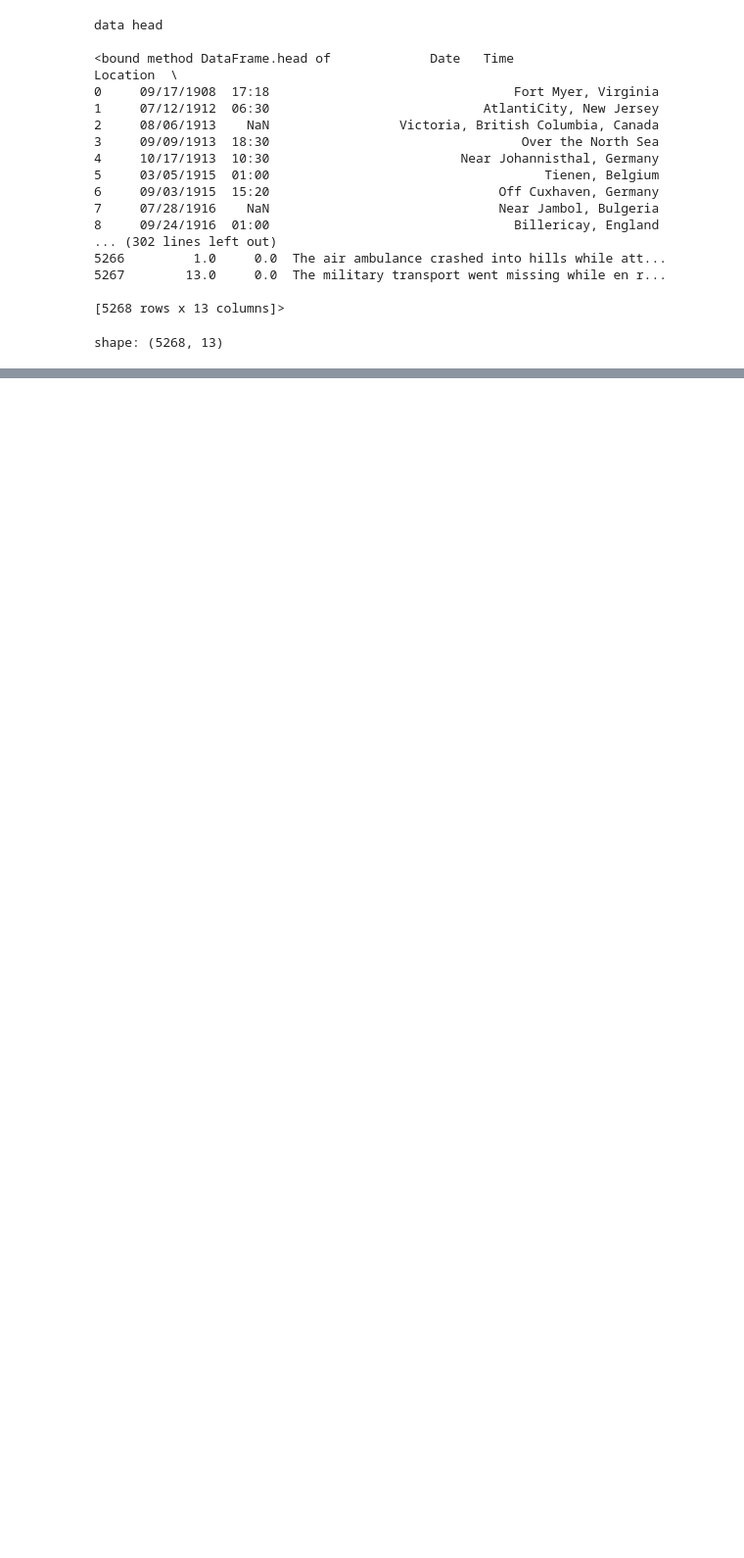
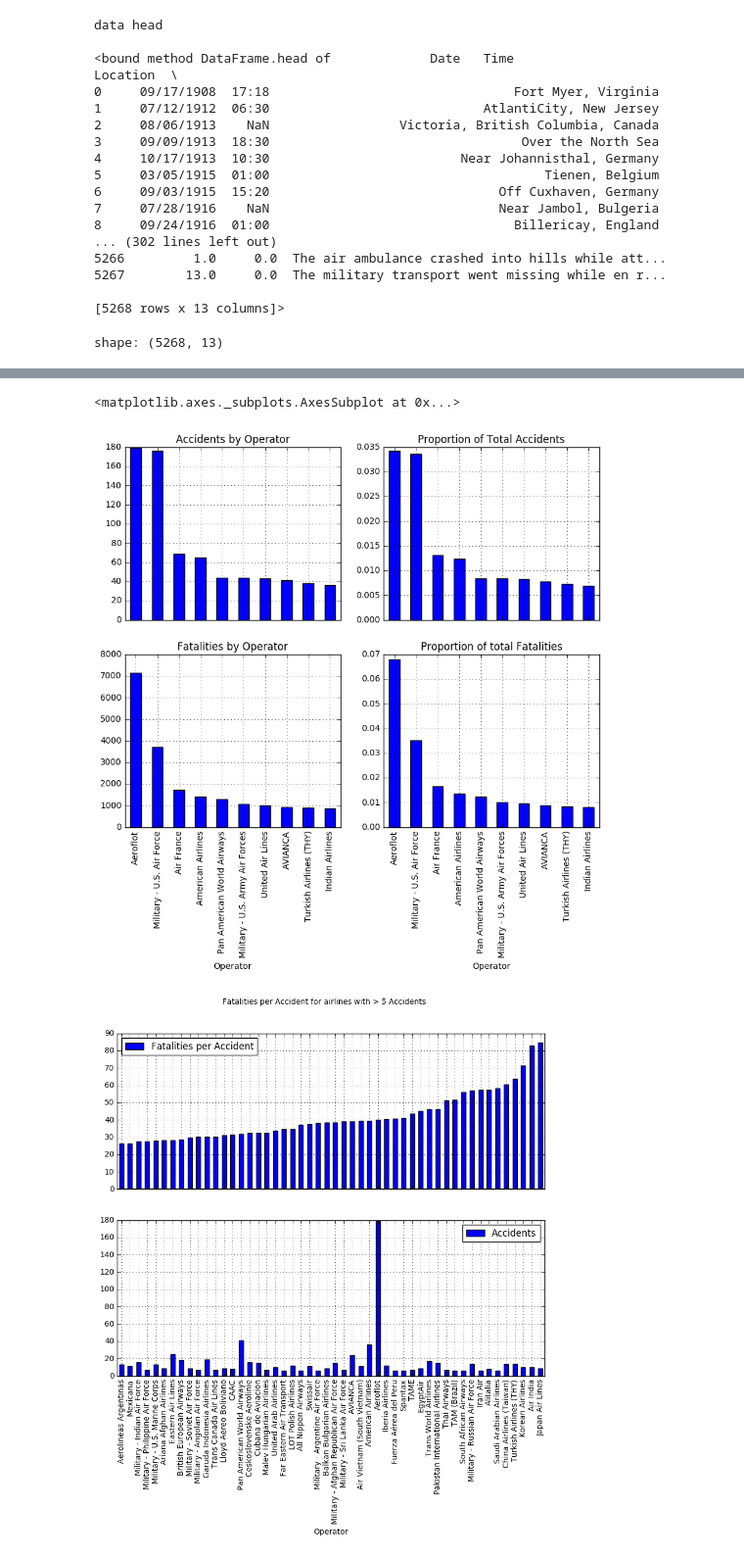
Before and after one commit to ykl7/Airplanes-1908, a Jupyter notebook: Airplane TS.ipynb, the cells around one changed output, grey strips where cells are left out. Shown at 98% size. Cells and saved outputs as stored; diff of their text form; code cells hidden in the pictures; blank space fills up the shorter version.

Commit message:
exploratory complete, may try few things else

```diff
--- a/Airplane TS.ipynb
+++ b/Airplane TS.ipynb
@@ -5,4 +8,6 @@ import matplotlib as mpl
 # %%
+mpl.rcParams['figure.figsize'] = (10.0, 8.0)
+
 f = open("Airplane_Crashes_and_Fatalities_Since_1908.csv", "r")
 df = pd.read_csv(f)
 # %%
@@ -31,6 +36,6 @@ print 'shape: ' + str(df.shape)
 # %% [output]
 shape: (5268, 13)
 # %%
-df.rename(columns={'Flight #': 'Flight'}, inplace=True)
+df.rename(columns={'Flight #': 'Flight', 'cn/In': 'cnIn'}, inplace=True)
 print 'attributes in data set: ' + str(list(df))
 # %% [output]
@@ -66,0 +78,40 @@ Operator['Military - U.S. Army' 'Military - U.S. Navy' 'Private' ...,
+# %%
+#Accident exploratory analysis, sum and proportion, by operator
+
+operator = df[['Operator','Fatalities']].groupby('Operator').agg(['sum','count'])
+
+fig_ops,((ax1, ax2), (ax3, ax4))=plt.subplots(2,2,sharex=True)
+accidents = operator['Fatalities','count'].sort_values(ascending=False)
+totalacc = accidents.sum()
+accprop = accidents/totalacc
+accidents.head(10).plot(kind='bar',title='Accidents by Operator',ax=ax1,grid=True,rot=90)
+accprop.head(10).plot(kind='bar',title='Proportion of Total Accidents',ax=ax2,grid=True,rot=90)
+
+fatalities = operator['Fatalities','sum'].sort_values(ascending=False)
+fatalities.head(10).plot(kind='bar',title='Fatalities by Operator',ax=ax3,grid=True,rot=90)
+totalfatal = fatalities.sum()
+fatalprop = fatalities/totalfatal
+fatalprop.head(10).plot(kind='bar',title='Proportion of total Fatalities',ax=ax4,grid=True,rot=90)
+
+props = operator['Fatalities'].reset_index()
+props['Fatalities per Crash'] = props['sum']/props['count']
+props.columns = ['Operator','Fatalities','Accidents','Fatalities per Accident']
+
+fig_p,(axp1,axp2) = plt.subplots(2,1,sharex = True)
+minacc = 5
+fig_p.suptitle('Fatalities per Accident for airlines with > %s Accidents' % minacc)
+propstoplot = props[props['Accidents']>minacc]
+propstoplot.sort_values('Fatalities per Accident').tail(50).plot(x = 'Operator'
+                                                               , y = 'Fatalities per Accident'
+                                                               , ax = axp1
+                                                               , kind = 'bar'
+                                                               , grid = True)
+propstoplot.sort_values('Fatalities per Accident').tail(50).plot(x = 'Operator'
+                                                               , y = 'Accidents'
+                                                               , ax = axp2
+                                                               , kind = 'bar'
+                                                               , grid = True)
+# %% [output]
+<matplotlib.axes._subplots.AxesSubplot at 0x...>
+[figure, added]
+[figure, added]
```
Also changed, not shown: parts of 12 cells of this notebook.
